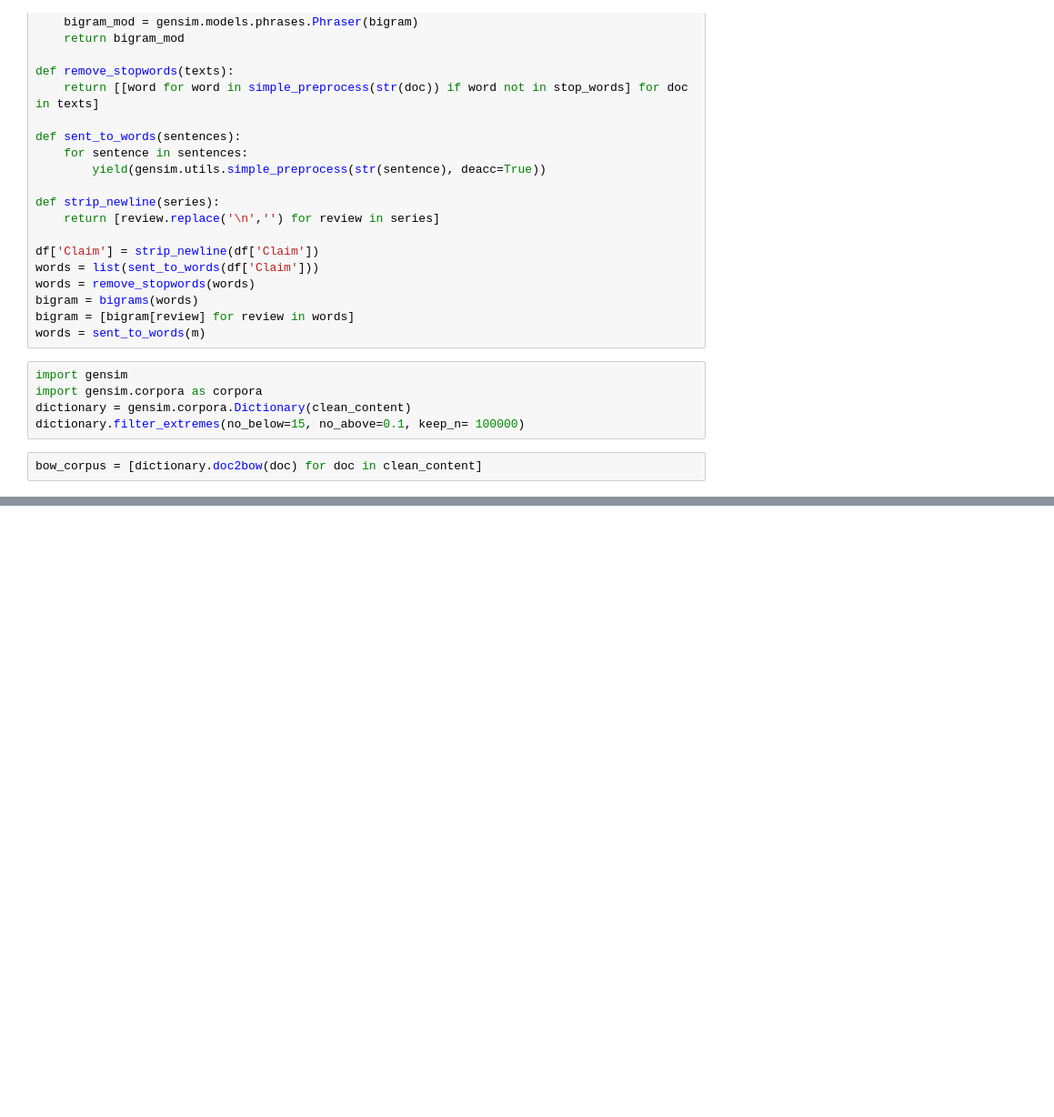
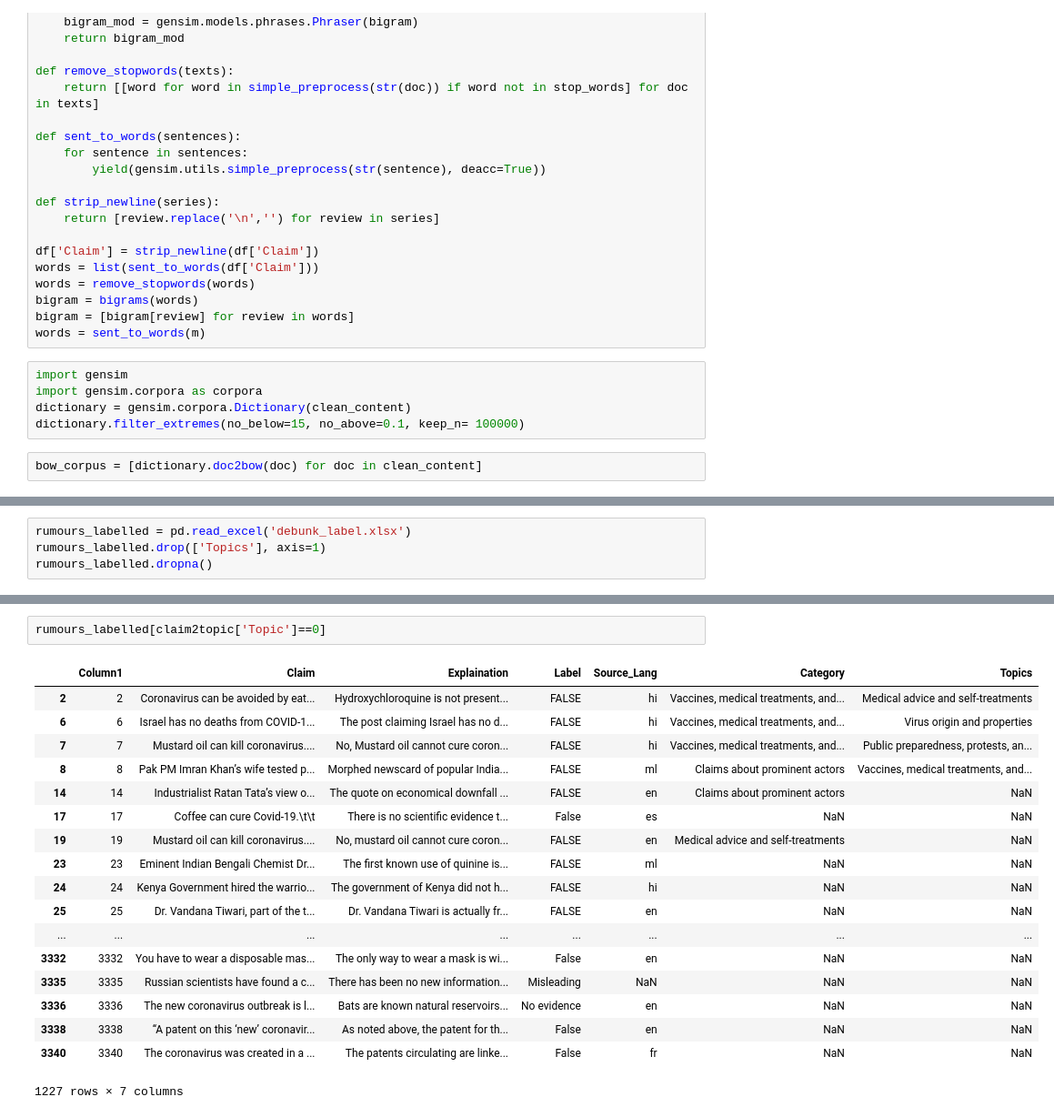
Before and after one commit to harvey-cash/covid-rumours, a Jupyter notebook: Darwin.ipynb, the cells around one changed output, grey strips where cells are left out. Shown at 91% size. Cells and saved outputs as stored; diff of their text form; blank space fills up the shorter version.

```diff
--- a/Darwin.ipynb
+++ b/Darwin.ipynb
@@ -152,0 +235,4 @@ df_new[:6]
+# %%
+rumours_labelled = pd.read_excel('debunk_label.xlsx')
+rumours_labelled.drop(['Topics'], axis=1)
+rumours_labelled.dropna()
@@ -152,0 +263,21 @@ df_new[:6]
+# %%
+rumours_labelled[claim2topic['Topic']==0]
+# %% [output]
+|  | Column1 | Claim | Explaination | Label | Source_Lang | Category | Topics |
+| 2 | 2 | Coronavirus can be avoided by eat... | Hydroxychloroquine is not present... | FALSE | hi | Vaccines, medical treatments, and... | Medical advice and self-treatments |
+| 6 | 6 | Israel has no deaths from COVID-1... | The post claiming Israel has no d... | FALSE | hi | Vaccines, medical treatments, and... | Virus origin and properties |
+| 7 | 7 | Mustard oil can kill coronavirus.... | No, Mustard oil cannot cure coron... | FALSE | hi | Vaccines, medical treatments, and... | Public preparedness, protests, an... |
+| 8 | 8 | Pak PM Imran Khan’s wife tested p... | Morphed newscard of popular India... | FALSE | ml | Claims about prominent actors | Vaccines, medical treatments, and... |
+| 14 | 14 | Industrialist Ratan Tata’s view o... | The quote on economical downfall ... | FALSE | en | Claims about prominent actors | NaN |
+| 17 | 17 | Coffee can cure Covid-19.\t\t | There is no scientific evidence t... | False | es | NaN | NaN |
+| 19 | 19 | Mustard oil can kill coronavirus.... | No, mustard oil cannot cure coron... | FALSE | en | Medical advice and self-treatments | NaN |
+| 23 | 23 | Eminent Indian Bengali Chemist Dr... | The first known use of quinine is... | FALSE | ml | NaN | NaN |
+| 24 | 24 | Kenya Government hired the warrio... | The government of Kenya did not h... | FALSE | hi | NaN | NaN |
+| 25 | 25 | Dr. Vandana Tiwari, part of the t... | Dr. Vandana Tiwari is actually fr... | FALSE | en | NaN | NaN |
+| ... | ... | ... | ... | ... | ... | ... | ... |
+| 3332 | 3332 | You have to wear a disposable mas... | The only way to wear a mask is wi... | False | en | NaN | NaN |
+| 3335 | 3335 | Russian scientists have found a c... | There has been no new information... | Misleading | NaN | NaN | NaN |
+| 3336 | 3336 | The new coronavirus outbreak is l... | Bats are known natural reservoirs... | No evidence | en | NaN | NaN |
+| 3338 | 3338 | “A patent on this ‘new’ coronavir... | As noted above, the patent for th... | False | en | NaN | NaN |
+| 3340 | 3340 | The coronavirus was created in a ... | The patents circulating are linke... | False | fr | NaN | NaN |
+1227 rows × 7 columns
```
Also changed, not shown: parts of 22 cells of this notebook, 1 other file.
